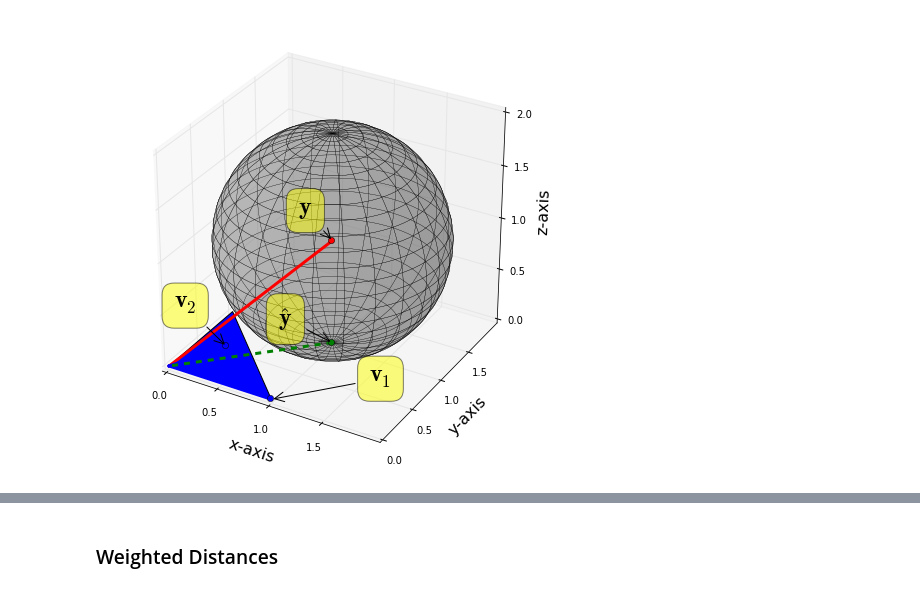
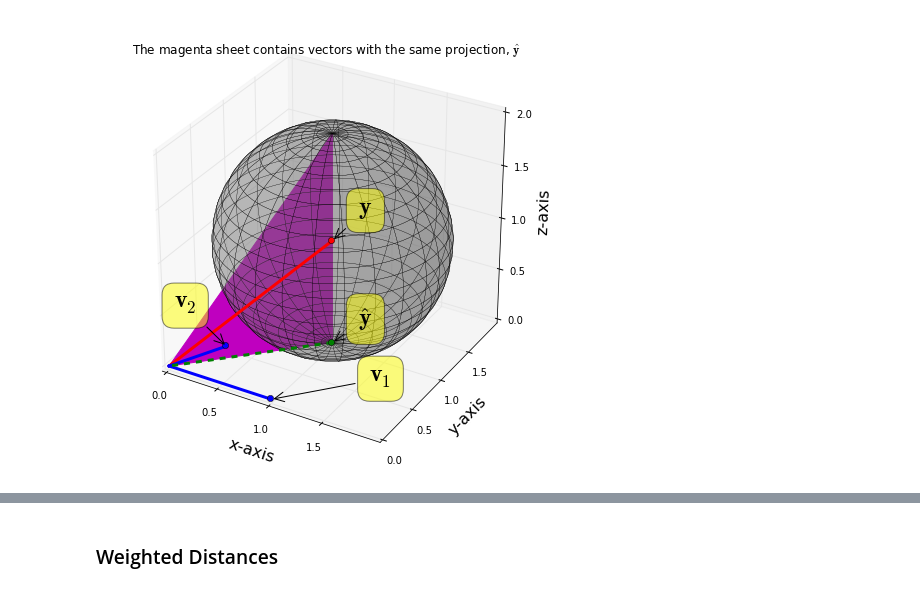
Before and after one commit to unpingco/Python-for-Signal-Processing, a Jupyter notebook: Inverse_Projection_Constrained_Optimization.ipynb, the cells around one changed output, grey strips where cells are left out. Cells and saved outputs as stored; diff of their text form; code cells hidden in the pictures.

```diff
--- a/Inverse_Projection_Constrained_Optimization.ipynb
+++ b/Inverse_Projection_Constrained_Optimization.ipynb
@@ -56,42 +81,42 @@ ax.plot3D([yhat[0,0]],[yhat[1,0]],[yhat[2,0]],'go')
 x2, y2, _ = proj3d.proj_transform(y[0,0],y[1,0],y[2,0], ax.get_proj())
 ax.annotate(
     "$\mathbf{y}$",
-    xy = (x2, y2), xytext = (-20, 20), fontsize=24,
+    xy = (x2, y2), xytext = (40, 20), fontsize=24,
     textcoords = 'offset points', ha = 'right', va = 'bottom',
     bbox = dict(boxstyle = 'round,pad=0.5', fc = 'yellow', alpha = 0.5),
     arrowprops = dict(arrowstyle = '->', connectionstyle = 'arc3,rad=0'))
 
 x2, y2, _ = proj3d.proj_transform(yhat[0,0],yhat[1,0],yhat[2,0], ax.get_proj())
 ax.annotate(
     "$\hat{\mathbf{y}}$",
-    xy = (x2, y2), xytext = (-40, 10), fontsize=24,
+    xy = (x2, y2), xytext = (40, 10), fontsize=24,
     textcoords = 'offset points', ha = 'right', va = 'bottom',
     bbox = dict(boxstyle = 'round,pad=0.5', fc = 'yellow', alpha = 0.5),
     arrowprops = dict(arrowstyle = '->', connectionstyle = 'arc3,rad=0'))
 
 x2, y2, _ = proj3d.proj_transform(V[0,0],V[1,0],V[2,0], ax.get_proj())
 ax.annotate(
     "$\mathbf{v}_1$",
     xy = (x2, y2), xytext = (120, 10), fontsize=24,
     textcoords = 'offset points', ha = 'right', va = 'bottom',
     bbox = dict(boxstyle = 'round,pad=0.5', fc = 'yellow', alpha = 0.5),
     arrowprops = dict(arrowstyle = '->', connectionstyle = 'arc3,rad=0'))
 
 x2, y2, _ = proj3d.proj_transform(V[0,1],V[1,1],V[2,1], ax.get_proj())
 ax.annotate(
     "$\mathbf{v}_2$",
     xy = (x2, y2), xytext = (-30, 30), fontsize=24,
     textcoords = 'offset points', ha = 'right', va = 'bottom',
     bbox = dict(boxstyle = 'round,pad=0.5', fc = 'yellow', alpha = 0.5),
     arrowprops = dict(arrowstyle = '->', connectionstyle = 'arc3,rad=0'))
 
-x= array([0,1,0])
-y= array([0,0,1])
-z = y*0
+xx = array([0,yhat[0],yhat[0]])
+yy = array([0,yhat[1],yhat[1]])
+zz = array([0,0,2])
 
-
-ax.add_collection3d( art3d.Poly3DCollection([zip(x,y,z)]) )
+ax.add_collection3d( art3d.Poly3DCollection([zip(xx,yy,zz)],alpha=0.15,color='m') )
+ax.set_title(r'The magenta sheet contains vectors with the same projection, $\mathbf{\hat{y}}$')
 
 plt.show()
 # %% [output]
-[figure, old version]
+[figure, new version]
```
Also changed, not shown: parts of 4 cells of this notebook.
